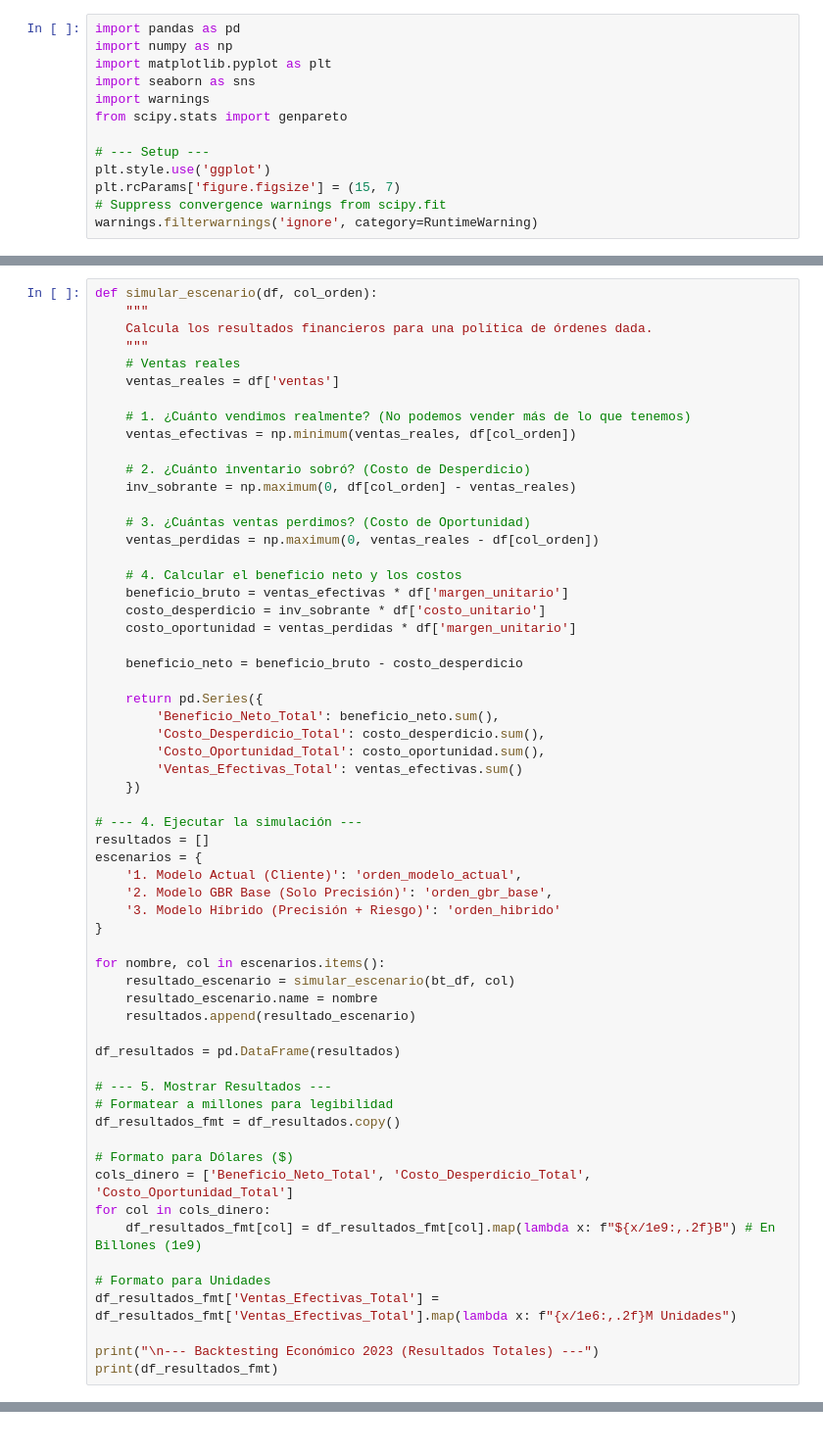
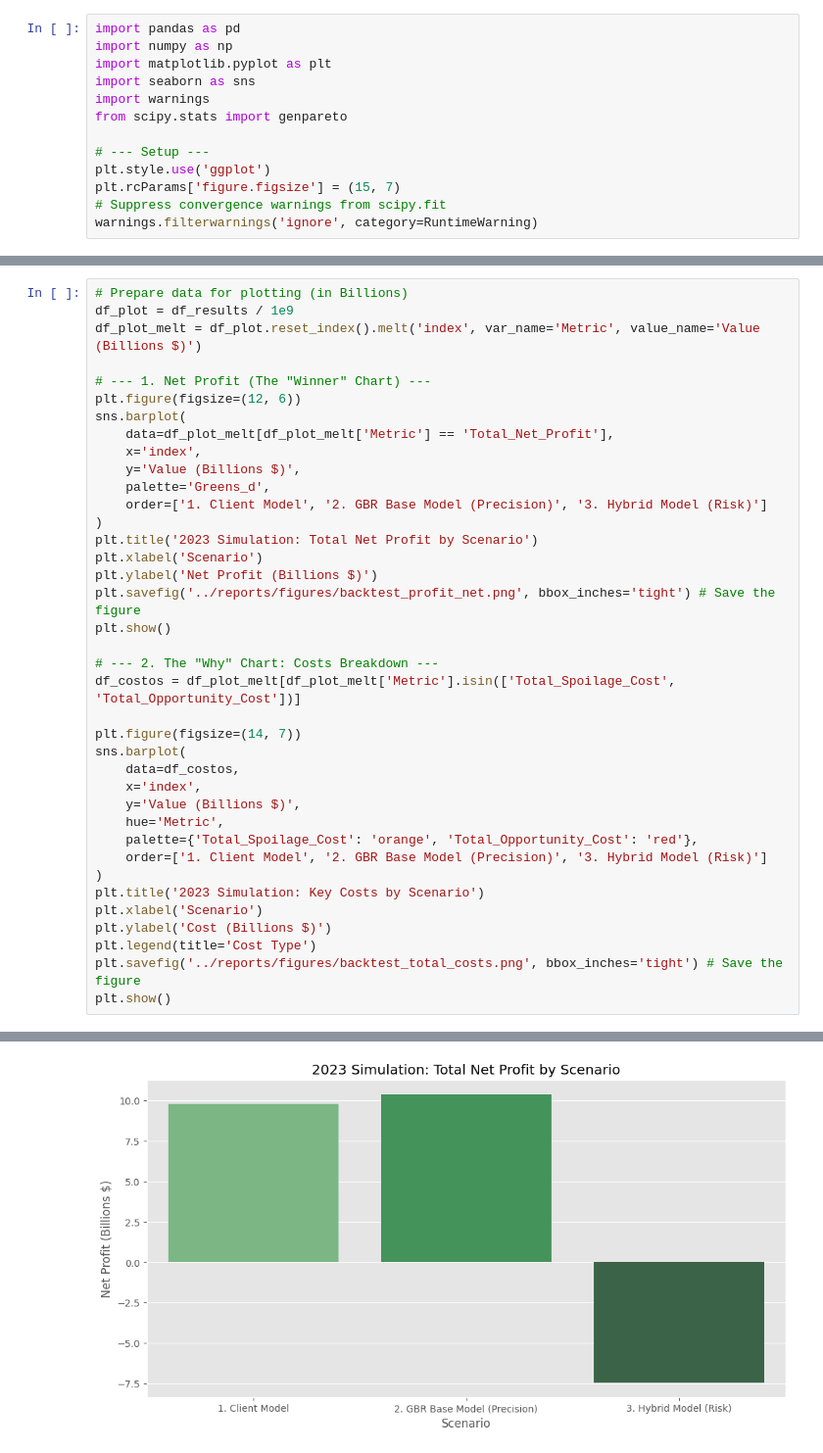
Before and after one commit to lugerlakes/agricultural_demand_forecast, a Jupyter notebook: notebooks/02-risk_research.ipynb, the cells around one changed output, grey strips where cells are left out. Shown: that part at 98% size. Cells and saved outputs as stored; diff of their text form.

```diff
--- a/notebooks/02-risk_research.ipynb
+++ b/notebooks/02-risk_research.ipynb
@@ -203,61 +271,39 @@ Esta función tomará las "ventas reales" y la "cantidad ordenada" de un escenar
 # %%
-def simular_escenario(df, col_orden):
-    """
-    Calcula los resultados financieros para una política de órdenes dada.
-    """
-    # Ventas reales
-    ventas_reales = df['ventas']
+# Prepare data for plotting (in Billions)
+df_plot = df_results / 1e9
+df_plot_melt = df_plot.reset_index().melt('index', var_name='Metric', value_name='Value (Billions $)')
 
-    # 1. ¿Cuánto vendimos realmente? (No podemos vender más de lo que tenemos)
-    ventas_efectivas = np.minimum(ventas_reales, df[col_orden])
+# --- 1. Net Profit (The "Winner" Chart) ---
+plt.figure(figsize=(12, 6))
+sns.barplot(
+    data=df_plot_melt[df_plot_melt['Metric'] == 'Total_Net_Profit'],
+    x='index',
+    y='Value (Billions $)',
+    palette='Greens_d',
+    order=['1. Client Model', '2. GBR Base Model (Precision)', '3. Hybrid Model (Risk)']
+)
+plt.title('2023 Simulation: Total Net Profit by Scenario')
+plt.xlabel('Scenario')
+plt.ylabel('Net Profit (Billions $)')
+plt.savefig('../reports/figures/backtest_profit_net.png', bbox_inches='tight') # Save the figure
+plt.show()
 
-    # 2. ¿Cuánto inventario sobró? (Costo de Desperdicio)
-    inv_sobrante = np.maximum(0, df[col_orden] - ventas_reales)
+# --- 2. The "Why" Chart: Costs Breakdown ---
+df_costos = df_plot_melt[df_plot_melt['Metric'].isin(['Total_Spoilage_Cost', 'Total_Opportunity_Cost'])]
 
-    # 3. ¿Cuántas ventas perdimos? (Costo de Oportunidad)
-    ventas_perdidas = np.maximum(0, ventas_reales - df[col_orden])
-
-    # 4. Calcular el beneficio neto y los costos
-    beneficio_bruto = ventas_efectivas * df['margen_unitario']
-    costo_desperdicio = inv_sobrante * df['costo_unitario']
-    costo_oportunidad = ventas_perdidas * df['margen_unitario']
-
-    beneficio_neto = beneficio_bruto - costo_desperdicio
-
-    return pd.Series({
-        'Beneficio_Neto_Total': beneficio_neto.sum(),
-        'Costo_Desperdicio_Total': costo_desperdicio.sum(),
-        'Costo_Oportunidad_Total': costo_oportunidad.sum(),
-        'Ventas_Efectivas_Total': ventas_efectivas.sum()
-    })
-
-# --- 4. Ejecutar la simulación ---
-resultados = []
-escenarios = {
-    '1. Modelo Actual (Cliente)': 'orden_modelo_actual',
-    '2. Modelo GBR Base (Solo Precisión)': 'orden_gbr_base',
-    '3. Modelo Híbrido (Precisión + Riesgo)': 'orden_hibrido'
-}
-
-for nombre, col in escenarios.items():
-    resultado_escenario = simular_escenario(bt_df, col)
-    resultado_escenario.name = nombre
-    resultados.append(resultado_escenario)
-
-df_resultados = pd.DataFrame(resultados)
-
-# --- 5. Mostrar Resultados ---
-# Formatear a millones para legibilidad
-df_resultados_fmt = df_resultados.copy()
-
-# Formato para Dólares ($)
-cols_dinero = ['Beneficio_Neto_Total', 'Costo_Desperdicio_Total', 'Costo_Oportunidad_Total']
-for col in cols_dinero:
-    df_resultados_fmt[col] = df_resultados_fmt[col].map(lambda x: f"${x/1e9:,.2f}B") # En Billones (1e9)
-
-# Formato para Unidades
-df_resultados_fmt['Ventas_Efectivas_Total'] = df_resultados_fmt['Ventas_Efectivas_Total'].map(lambda x: f"{x/1e6:,.2f}M Unidades")
-
-print("\n--- Backtesting Económico 2023 (Resultados Totales) ---")
-print(df_resultados_fmt)
+plt.figure(figsize=(14, 7))
+sns.barplot(
+    data=df_costos,
+    x='index',
+    y='Value (Billions $)',
+    hue='Metric',
+    palette={'Total_Spoilage_Cost': 'orange', 'Total_Opportunity_Cost': 'red'},
+    order=['1. Client Model', '2. GBR Base Model (Precision)', '3. Hybrid Model (Risk)']
+)
+plt.title('2023 Simulation: Key Costs by Scenario')
+plt.xlabel('Scenario')
+plt.ylabel('Cost (Billions $)')
+plt.legend(title='Cost Type')
+plt.savefig('../reports/figures/backtest_total_costs.png', bbox_inches='tight') # Save the figure
+plt.show()
 # %% [output]
@@ -283,0 +313 @@ print(df_resultados_fmt)
+[figure, added]
```
Also changed, not shown: parts of 17 cells of this notebook, 3 other files.
